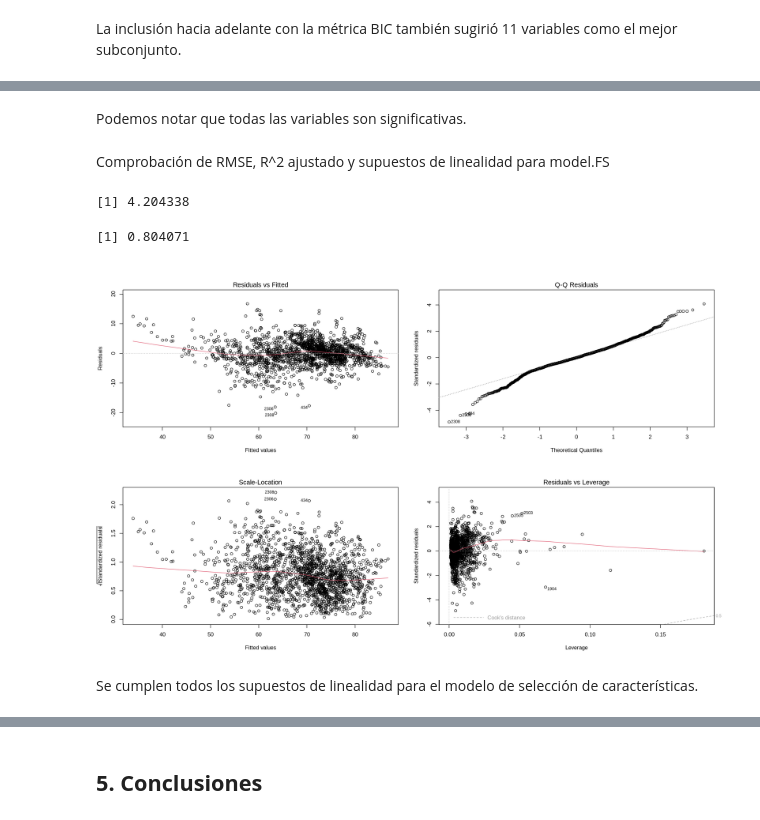
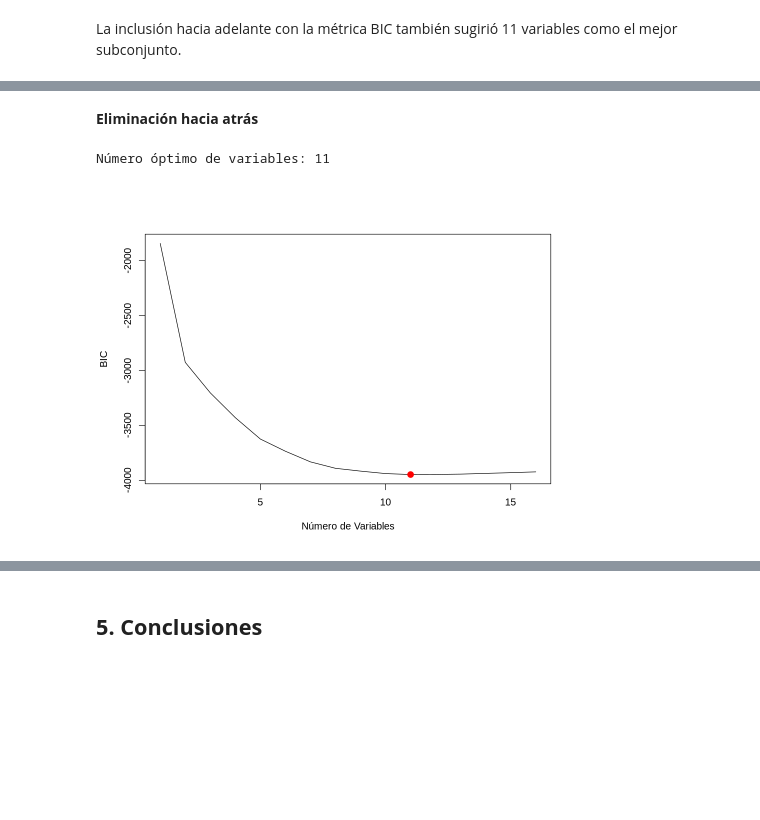
Before and after one commit to josemal98/Proyecto_R_BEDU, a Jupyter notebook: Notebook/Life_expectancy_project.ipynb, the cells around one changed output, grey strips where cells are left out. Drawn from its saved outputs; the diff is of its cells as text; code cells hidden in the pictures; blank space fills up the shorter version.

```diff
--- a/Notebook/Life_expectancy_project.ipynb
+++ b/Notebook/Life_expectancy_project.ipynb
@@ -1233,16 +1055,15 @@ F-statistic: 637.4 on 12 and 1849 DF,  p-value: < 2.2e-16
-# %% [markdown]
-Podemos notar que todas las variables son significativas.
-# %% [markdown]
-Comprobación de RMSE, R^2 ajustado y supuestos de linealidad para model.FS
-# %%
-pred <- predict(model.FS, newdata=x.test)
-rmse(pred,y.test)
-summary(model.FS)$adj.r.squared
-par(mfrow=c(2,2))
-plot(model.FS)
-# %% [output]
-[1] 4.204338
-[1] 0.804071
-[figure, removed]
-# %% [markdown]
-Se cumplen todos los supuestos de linealidad para el modelo de selección de características.
+# %% [markdown]
+**Eliminación hacia atrás**
+# %%
+#Eliminación hacia atrás.
+regfit.bwd <- regsubsets(Life_expectancy~.,data=df_EDA,nvmax=16,method="backward")
+bwd.summary <- summary(regfit.bwd)
+
+# fwd.summary
+set_plot_dimensions(8,6)
+plot(bwd.summary$bic,xlab="Número de Variables",ylab="BIC",type='l')
+cat("\nNúmero óptimo de variables:", which.min(bwd.summary$bic))
+points(11,bwd.summary$bic[11],col="red",cex=2,pch=20)
+# %% [output]
+Número óptimo de variables: 11
+[figure, added]
```
Also changed, not shown: parts of 76 cells of this notebook.
